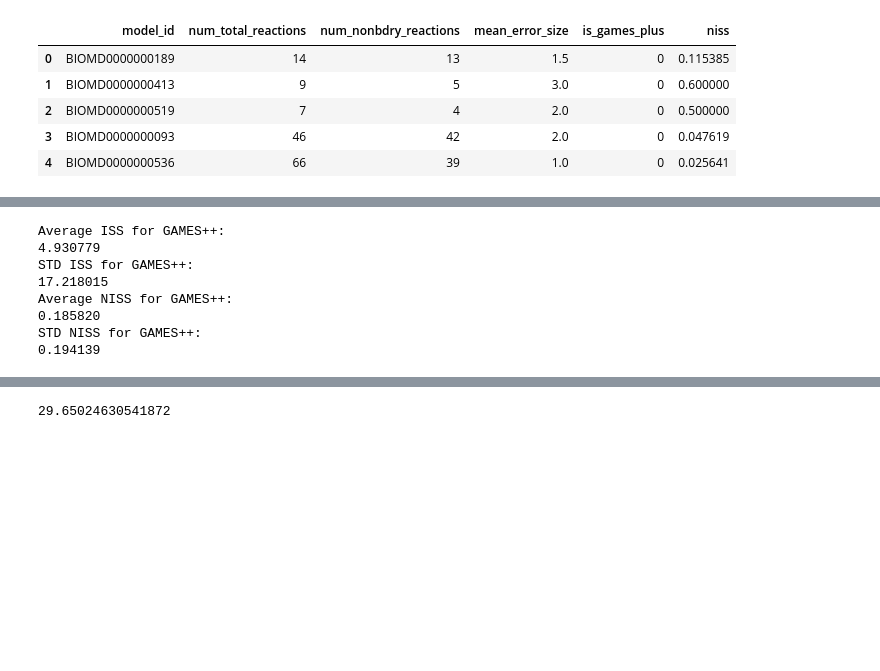
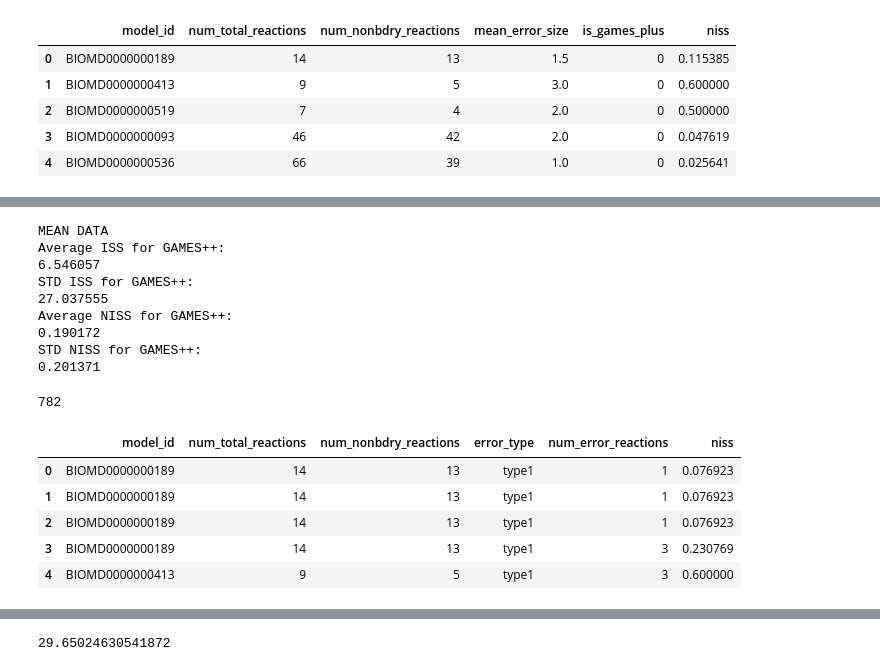
Before and after one commit to ModelEngineering/SBMLLint, a Jupyter notebook: notebook/run_report_statistics.ipynb, the cells around one changed output, grey strips where cells are left out. Saved outputs shown, nothing was run; the diff lists cells and outputs as text; code cells hidden in the pictures; blank space fills up the shorter version.

```diff
--- a/notebook/run_report_statistics.ipynb
+++ b/notebook/run_report_statistics.ipynb
@@ -200,17 +236,31 @@ extended_res_df_mean.head()
 # %%
+print("MEAN DATA")
 print("Average ISS for GAMES++: \n%f" % np.mean(extended_res_df_mean[MEAN_ERROR_SIZE]))
 print("STD ISS for GAMES++: \n%f" % np.std(extended_res_df_mean[MEAN_ERROR_SIZE]))
 print("Average NISS for GAMES++: \n%f" % np.mean(extended_res_df_mean["niss"]))
 print("STD NISS for GAMES++: \n%f" % np.std(extended_res_df_mean["niss"]))
 # %% [output]
+MEAN DATA
 Average ISS for GAMES++:
-4.930779
+6.546057
 STD ISS for GAMES++:
-17.218015
+27.037555
 Average NISS for GAMES++:
-0.185820
+0.190172
 STD NISS for GAMES++:
-0.194139
+0.201371
+# %%
+simple_games_res_df_full = extended_res_df_full[(extended_res_df_full[ERROR_TYPE]==TYPE_I) | (extended_res_df_full[ERROR_TYPE]==TYPE_II)]
+print(len(simple_games_res_df_full))
+simple_games_res_df_full.head()
+# %% [output]
+782
+|  | model_id | num_total_reactions | num_nonbdry_reactions | error_type | num_error_reactions | niss |
+| 0 | BIOMD0000000189 | 14 | 13 | type1 | 1 | 0.076923 |
+| 1 | BIOMD0000000189 | 14 | 13 | type1 | 1 | 0.076923 |
+| 2 | BIOMD0000000189 | 14 | 13 | type1 | 1 | 0.076923 |
+| 3 | BIOMD0000000189 | 14 | 13 | type1 | 3 | 0.230769 |
+| 4 | BIOMD0000000413 | 9 | 5 | type1 | 3 | 0.600000 |
 # %%
 simple_games_res_df_mean = extended_res_df_mean[(extended_res_df_mean[IS_GAMES_PLUS] == 0)]
 print(len(simple_games_res_df_mean))
```
Also changed, not shown: parts of 13 cells of this notebook.
